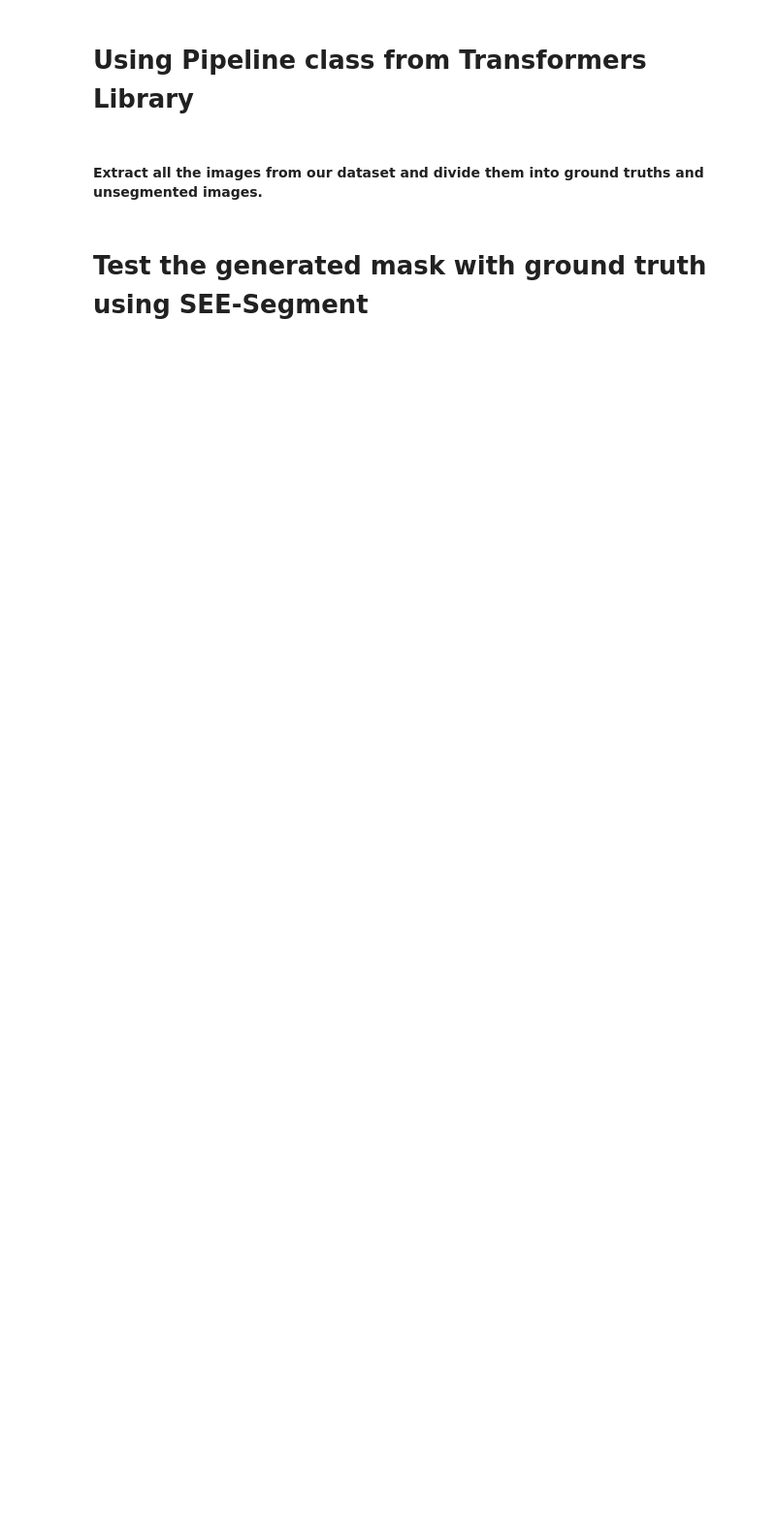
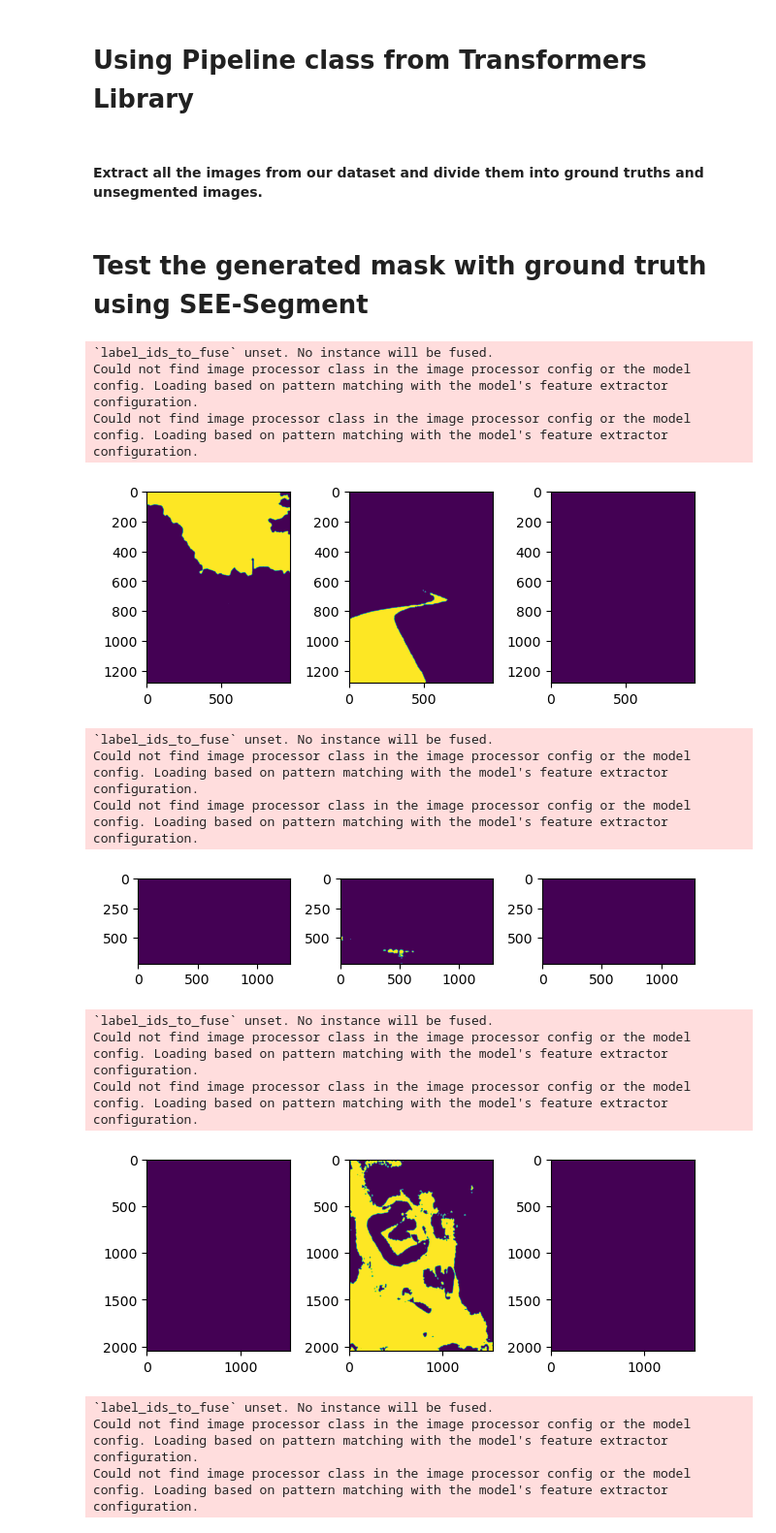
Before and after one commit to bhardw41/hugging_face, a Jupyter notebook: pipeline.ipynb, the cells around one changed output. Shown: that part at 97% size. Saved outputs shown, nothing was run; the diff lists cells and outputs as text; code cells hidden in the pictures; blank space fills up the shorter version.

```diff
--- a/pipeline.ipynb
+++ b/pipeline.ipynb
@@ -37,42 +37,58 @@ from see import Segment_Fitness as sf
 # %%
 import matplotlib.pyplot as plt
 from PIL import Image
 
 models = ["facebook/mask2former-swin-large-cityscapes-semantic",
           "nvidia/segformer-b0-finetuned-cityscapes-1024-1024",
           "apple/deeplabv3-mobilevit-small"]
 #           "facebook/mask2former-swin-large-mapillary-vistas-semantic"]
 #           "Intel/dpt-large-ade"]
-row = []
-GT_images = []
-input_images = []
-each_row = []
-for image_path, GT_path in zip(input_paths[0:1], GT_paths[0:1]):
+
+fitness_table = []
+for image_path, GT_path in zip(input_paths, GT_paths):
+
     image = Image.open(image_path).convert("RGB")
-    input_images.append(image)
 
-    GT_image = Image.open(GT_path)
-    GT_images.append(GT_image)
-
+    # NOTE TO DIRK, why does adding [:,:,0] change the fitness?
+    GT_image = np.array(Image.open(GT_path).convert("RGB"))[:,:,0]
 
     # Create subplots for each model's segmented image
     fig, axs = plt.subplots(1, len(models))
 
+    fitness = []
     # Iterate over the models and display segmented images
     for i, model_name in enumerate(models):
         # Initialize an image segmentation pipeline
         segmentation_pipeline = pipeline("image-segmentation", model=model_name)
         outputs = segmentation_pipeline(image)
-        segmented_image = outputs[0]['mask']
-        each_row.append(segmented_image)
+        inferred_segmentation = outputs[0]['mask']
+
         # Display the segmented image in the corresponding subplot
         ax = axs[i] if len(models) > 1 else axs
-        ax.imshow(segmented_image)
-#         ax.axis('off')
-    row.append(each_row)
-    each_row = []
+        ax.imshow(inferred_segmentation)
+        fit = sf.FitnessFunction(np.array(inferred_segmentation), GT_image)
+        fitness.append(fit[0])
+
+    fitness_table.append(fitness)
+
     # Adjust the layout to avoid overlapping images
     fig.tight_layout()
 
     # Show the figure for the current image
     plt.show()
+# %% [output]
+`label_ids_to_fuse` unset. No instance will be fused.
+Could not find image processor class in the image processor config or the model config. Loading based on pattern matching with the model's feature extractor configuration.
+Could not find image processor class in the image processor config or the model config. Loading based on pattern matching with the model's feature extractor configuration.
+[figure, added]
+`label_ids_to_fuse` unset. No instance will be fused.
+Could not find image processor class in the image processor config or the model config. Loading based on pattern matching with the model's feature extractor configuration.
+Could not find image processor class in the image processor config or the model config. Loading based on pattern matching with the model's feature extractor configuration.
+[figure, added]
+`label_ids_to_fuse` unset. No instance will be fused.
+Could not find image processor class in the image processor config or the model config. Loading based on pattern matching with the model's feature extractor configuration.
+Could not find image processor class in the image processor config or the model config. Loading based on pattern matching with the model's feature extractor configuration.
+[figure, added]
+`label_ids_to_fuse` unset. No instance will be fused.
+Could not find image processor class in the image processor config or the model config. Loading based on pattern matching with the model's feature extractor configuration.
+Could not find image processor class in the image processor config or the model config. Loading based on pattern matching with the model's feature extractor configuration.
```
Also changed, not shown: parts of 6 cells of this notebook, 2 other files.
